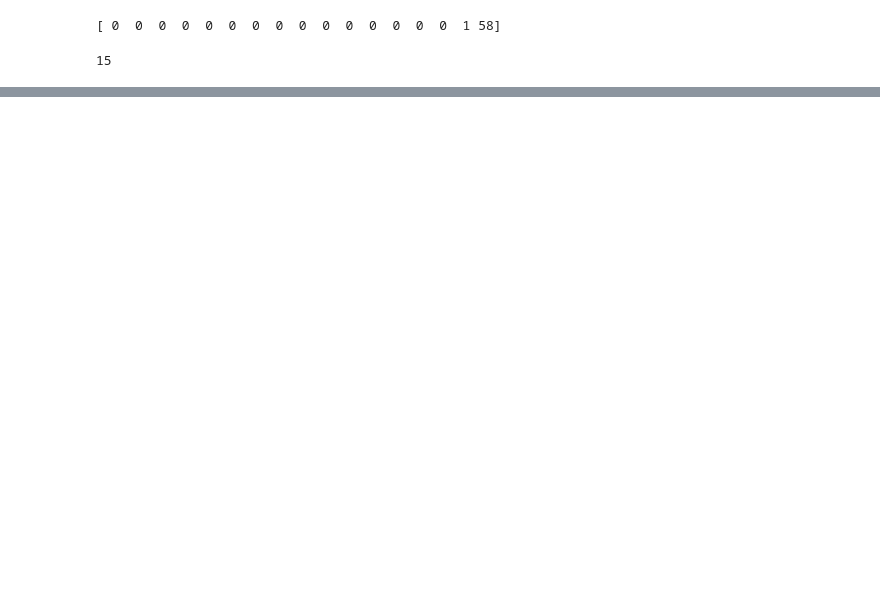
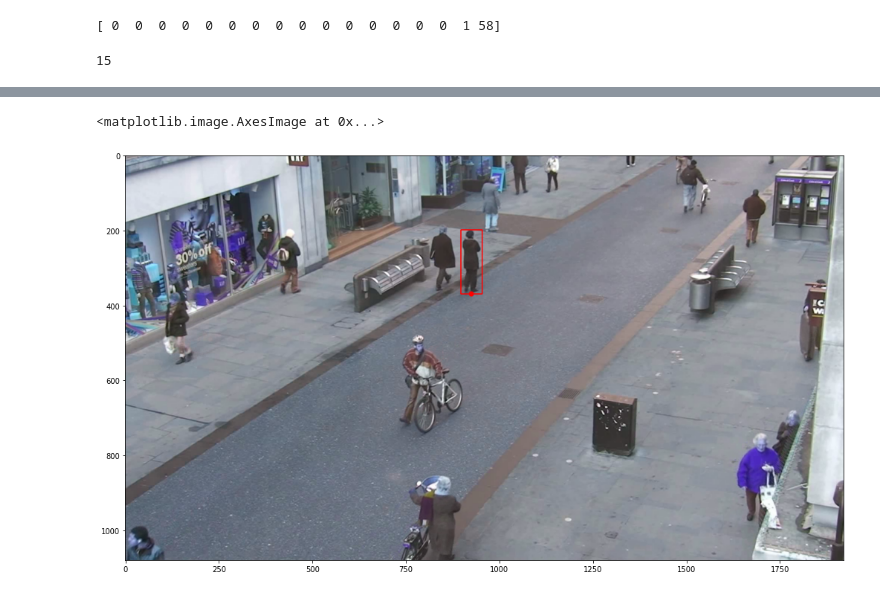
Before and after one commit to Aayush-99/Nirikshak, a Jupyter notebook: model.ipynb, the cells around one changed output, grey strips where cells are left out. Cells and saved outputs as stored; diff of their text form; code cells hidden in the pictures; blank space fills up the shorter version.

```diff
--- a/model.ipynb
+++ b/model.ipynb
@@ -176,0 +189,12 @@ print(num)
+# %%
+#computing bottom center as it is independent of height of a person
+x_center = int((x1+x2)/2)
+y_center = int(y2)
+
+center = (x_center, y_center)
+_ = cv2.circle(img, center, 7, (255, 0, 0), -1)
+plt.figure(figsize=(20,10))
+plt.imshow(img)
+# %% [output]
+<matplotlib.image.AxesImage at 0x...>
+[figure, added]
```
Also changed, not shown: parts of 9 cells of this notebook.
